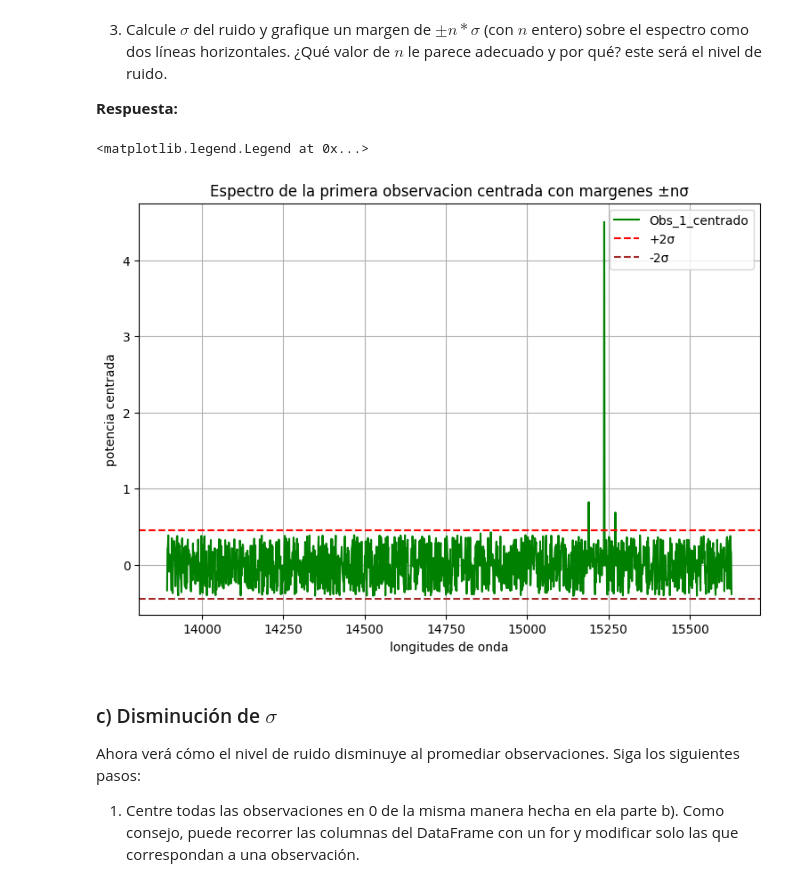
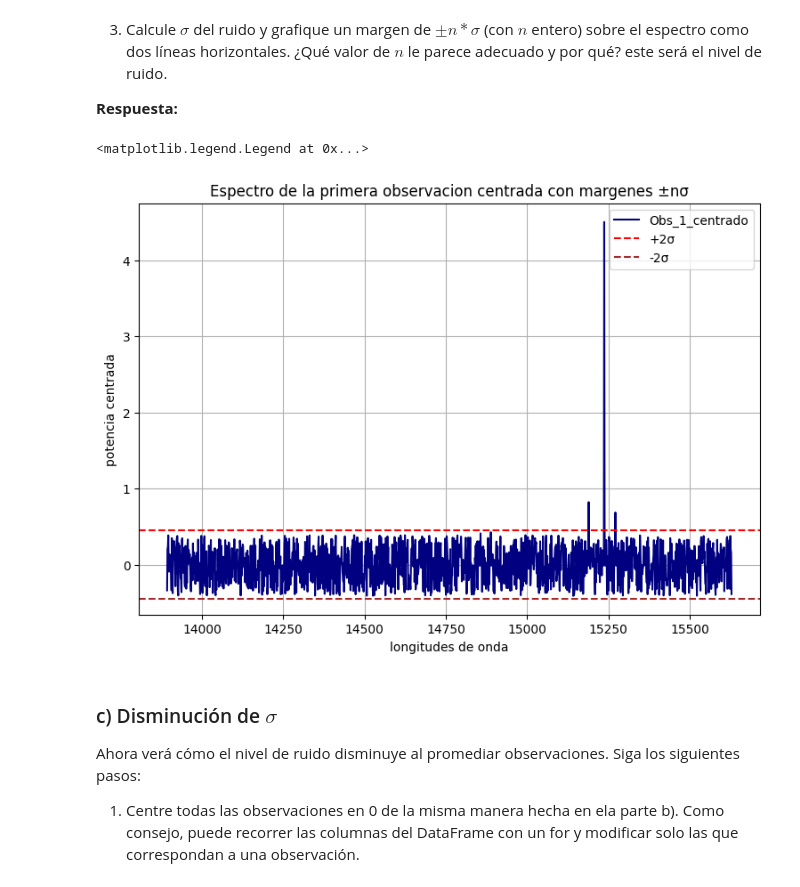
Before and after one commit to ASGN89/Tarea-2, a Jupyter notebook: Tarea2.ipynb, the cells around one changed output. Drawn from its saved outputs; the diff is of its cells as text; code cells hidden in the pictures.

```diff
--- a/Tarea2.ipynb
+++ b/Tarea2.ipynb
@@ -298,23 +316,25 @@ plt.legend()
 
 **Respuesta:**
 # %%
+# Me parece adecuado el 2, ya que la gran mayoria de los datos quedan dentro de estos margenes
+# Calculamos la desviacion estandar del ruido
 std_ruido=ruido.std()
 n=2
 limite_superior=n*std_ruido
 limite_inferior=-n*std_ruido
-
+#generamos la misma figura que en la parte anterior, solo que aca incluimos unas lineas que representan nuestros margenes
 plt.figure(figsize=(9,6))
-plt.plot(data["Wlth"], obs_1_centrado, label="Obs_1_centrado", color="green")
+plt.plot(data["Wlth"], obs_1_centrado, label="Obs_1_centrado", color="navy")
 plt.axhline(limite_superior,color="r",linestyle="--",label=f'+{n}σ')
 plt.axhline(limite_inferior,color="brown",linestyle="--",label=f'-{n}σ')
 plt.xlabel("longitudes de onda")
 plt.ylabel("potencia centrada")
 plt.title("Espectro de la primera observacion centrada con margenes ±nσ")
 plt.grid(True)
 plt.legend()
 # %% [output]
 <matplotlib.legend.Legend at 0x...>
-[figure, old version]
+[figure, new version]
 # %% [markdown]
 ### c) Disminución de $\sigma$
 
```
Also changed, not shown: parts of 12 cells of this notebook.
